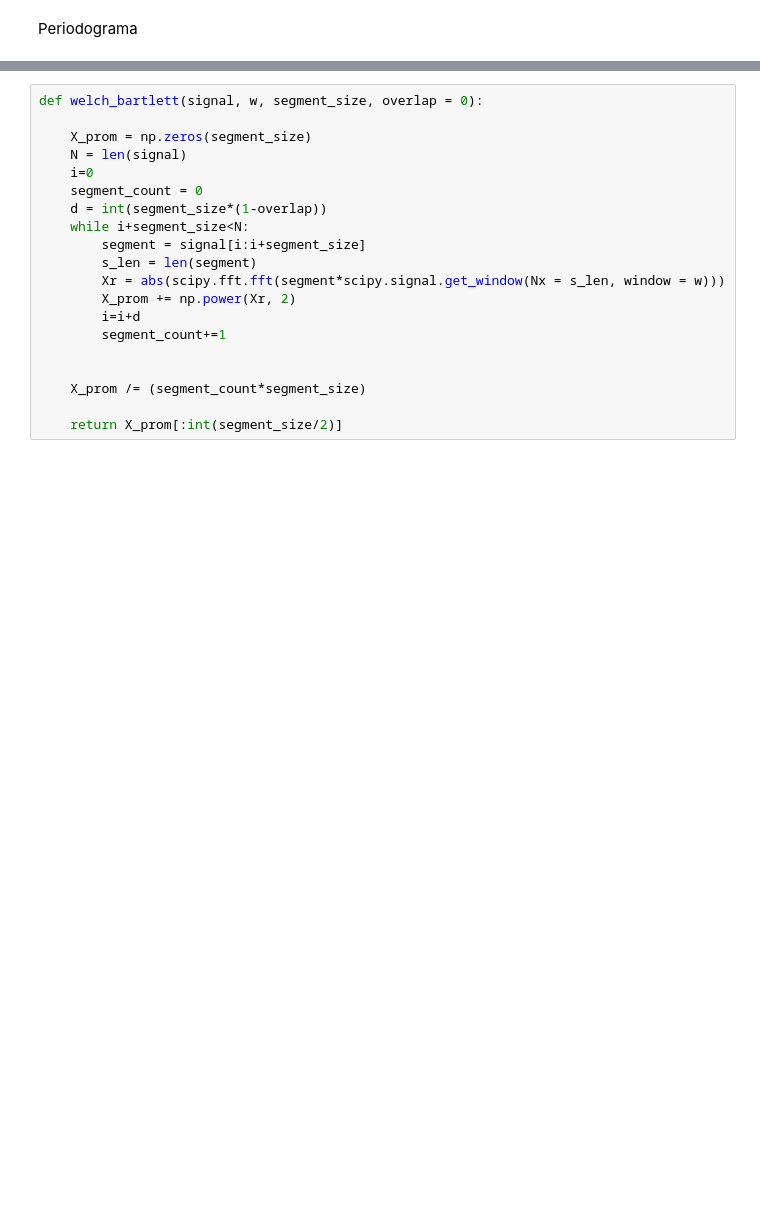
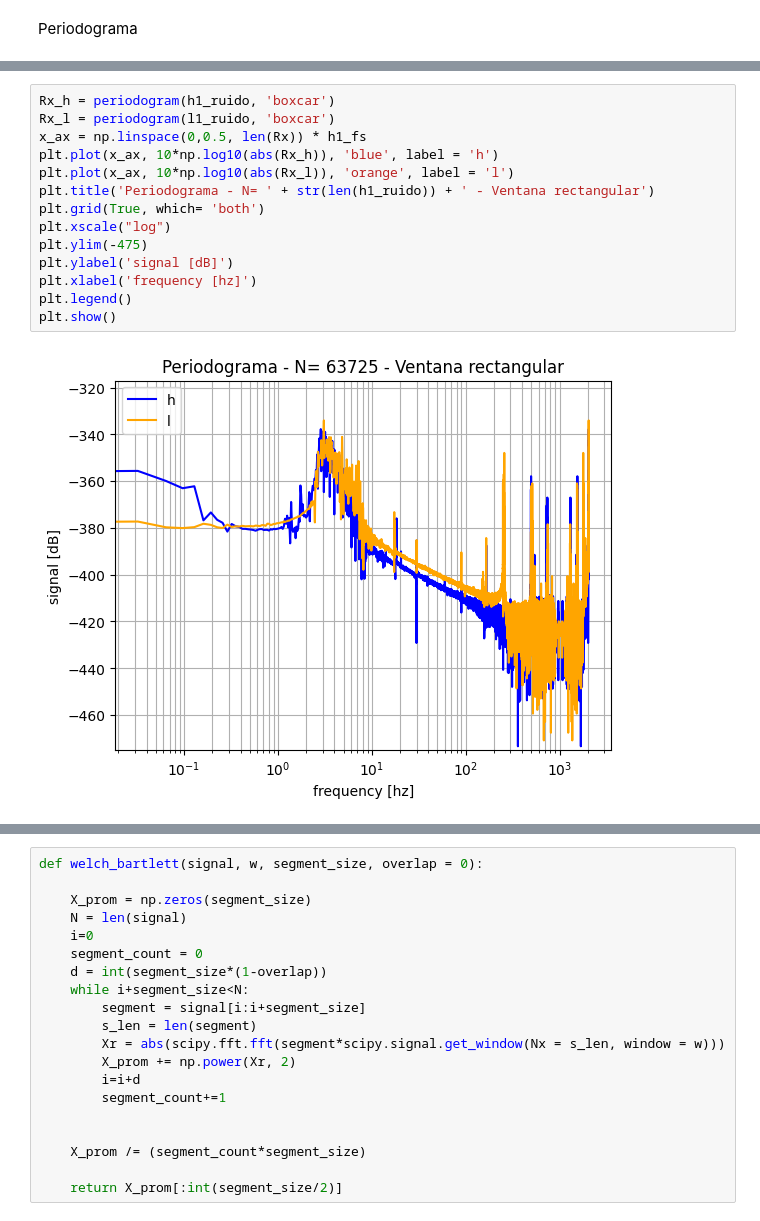
Before and after one commit to JBatRey/Procesamiento-Adaptativo-de-Se-ales-Aleatorias, a Jupyter notebook: TP1.ipynb, the cells around one changed output, grey strips where cells are left out. Drawn from its saved outputs; the diff is of its cells as text; blank space fills up the shorter version.

```diff
--- a/TP1.ipynb
+++ b/TP1.ipynb
@@ -180,0 +214,16 @@ def periodogram(x, win):
+# %%
+Rx_h = periodogram(h1_ruido, 'boxcar')
+Rx_l = periodogram(l1_ruido, 'boxcar')
+x_ax = np.linspace(0,0.5, len(Rx)) * h1_fs
+plt.plot(x_ax, 10*np.log10(abs(Rx_h)), 'blue', label = 'h')
+plt.plot(x_ax, 10*np.log10(abs(Rx_l)), 'orange', label = 'l')
+plt.title('Periodograma - N= ' + str(len(h1_ruido)) + ' - Ventana rectangular')
+plt.grid(True, which= 'both')
+plt.xscale("log")
+plt.ylim(-475)
+plt.ylabel('signal [dB]')
+plt.xlabel('frequency [hz]')
+plt.legend()
+plt.show()
+# %% [output]
+[figure, added]
```
Also changed, not shown: parts of 24 cells of this notebook.
